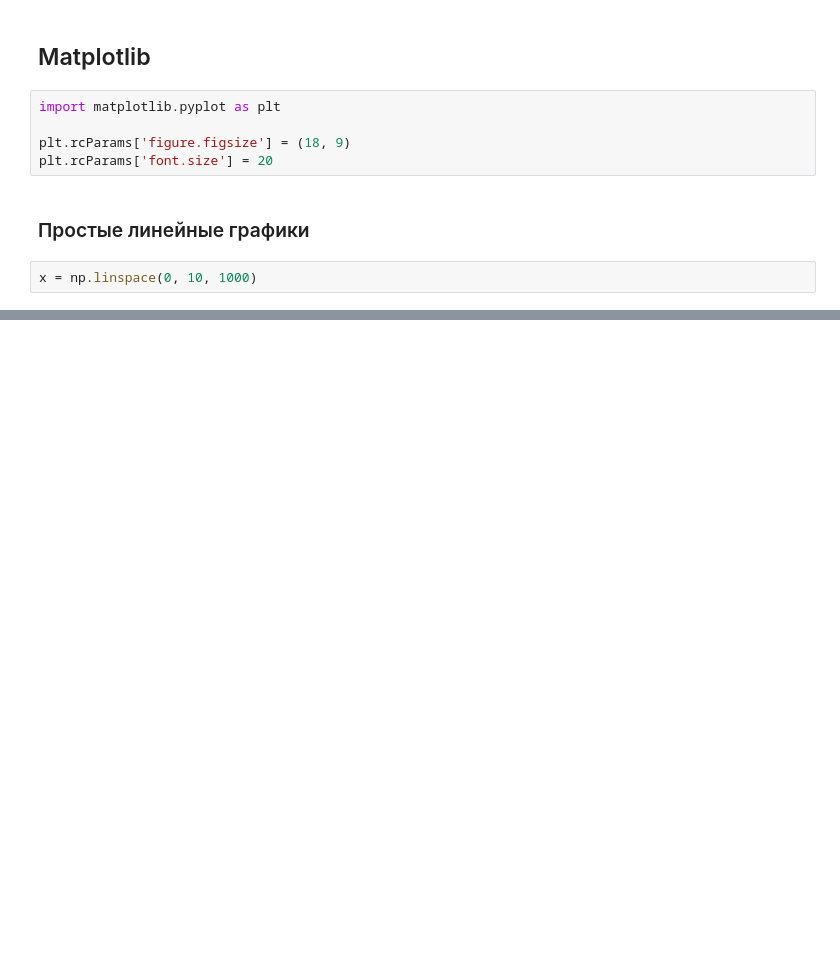
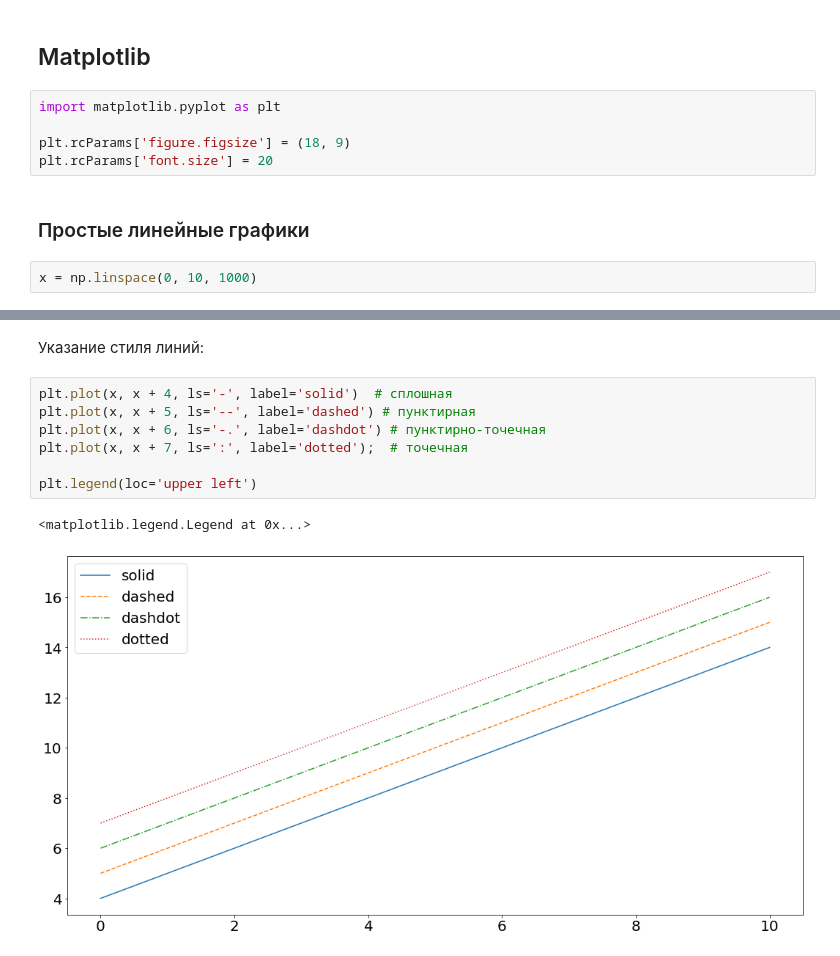
Before and after one commit to DanilZittser/cv-lectures, a Jupyter notebook: 02-data-science-stack/jupyter/01-numpy-matplotlib.ipynb, the cells around one changed output, grey strips where cells are left out. Drawn from its saved outputs; the diff is of its cells as text; blank space fills up the shorter version.

```diff
--- a/02-data-science-stack/jupyter/01-numpy-matplotlib.ipynb
+++ b/02-data-science-stack/jupyter/01-numpy-matplotlib.ipynb
@@ -427,0 +421,12 @@ plt.plot(np.sin(x))
+# %% [markdown]
+Указание стиля линий:
+# %%
+plt.plot(x, x + 4, ls='-', label='solid')  # сплошная
+plt.plot(x, x + 5, ls='--', label='dashed') # пунктирная
+plt.plot(x, x + 6, ls='-.', label='dashdot') # пунктирно-точечная
+plt.plot(x, x + 7, ls=':', label='dotted');  # точечная
+
+plt.legend(loc='upper left')
+# %% [output]
+<matplotlib.legend.Legend at 0x...>
+[figure, added]
```
Also changed, not shown: parts of 46 cells of this notebook.
